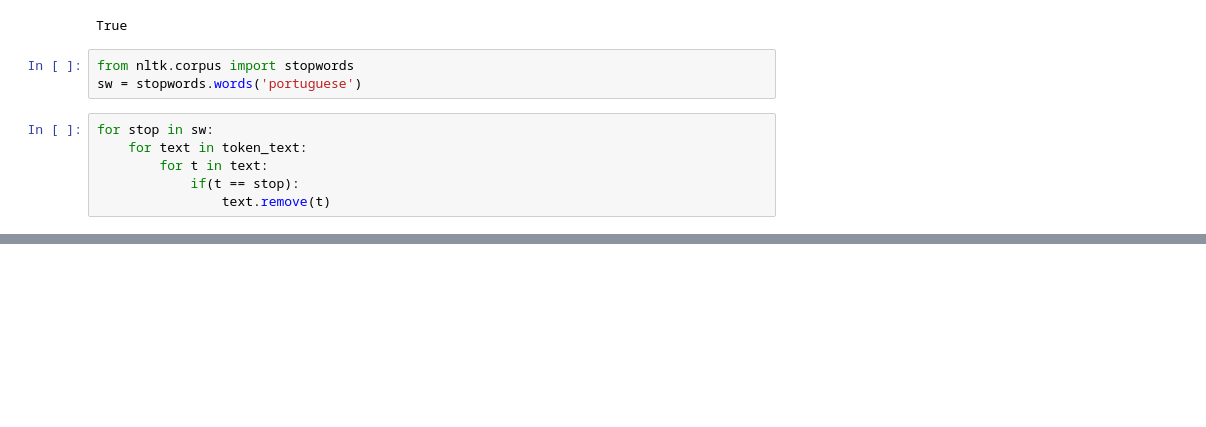
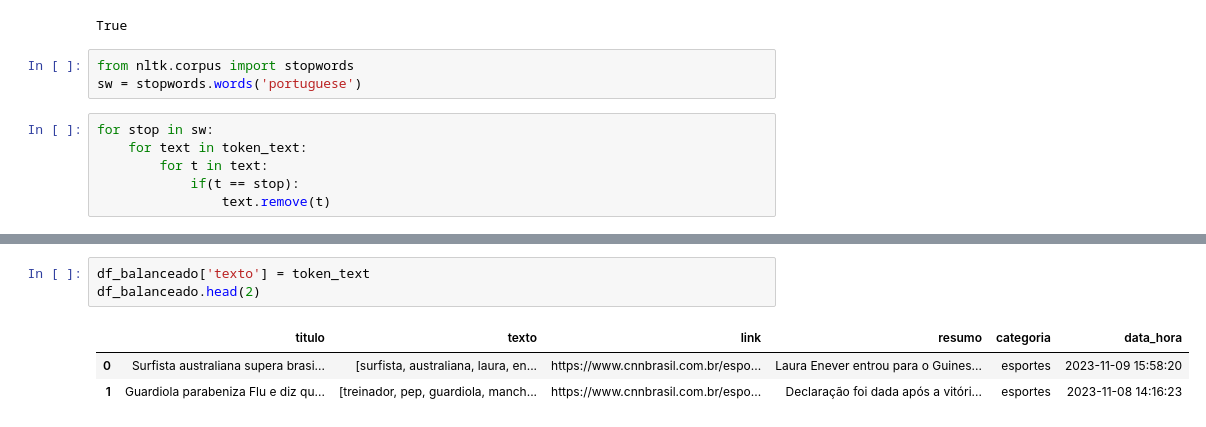
Before and after one commit to BiancaNCoelho/NLP, a Jupyter notebook: T01/Trabalho1.ipynb, the cells around one changed output, grey strips where cells are left out. Cells and saved outputs as stored; diff of their text form; blank space fills up the shorter version.

```diff
--- a/T01/Trabalho1.ipynb
+++ b/T01/Trabalho1.ipynb
@@ -157,0 +160,7 @@ print(token_text[0])
+# %%
+df_balanceado['texto'] = token_text
+df_balanceado.head(2)
+# %% [output]
+|  | titulo | texto | link | resumo | categoria | data_hora |
+| 0 | Surfista australiana supera brasi... | [surfista, australiana, laura, en... | https://www.cnnbrasil.com.br/espo... | Laura Enever entrou para o Guines... | esportes | 2023-11-09 15:58:20 |
+| 1 | Guardiola parabeniza Flu e diz qu... | [treinador, pep, guardiola, manch... | https://www.cnnbrasil.com.br/espo... | Declaração foi dada após a vitóri... | esportes | 2023-11-08 14:16:23 |
```
Also changed, not shown: parts of 10 cells of this notebook.
